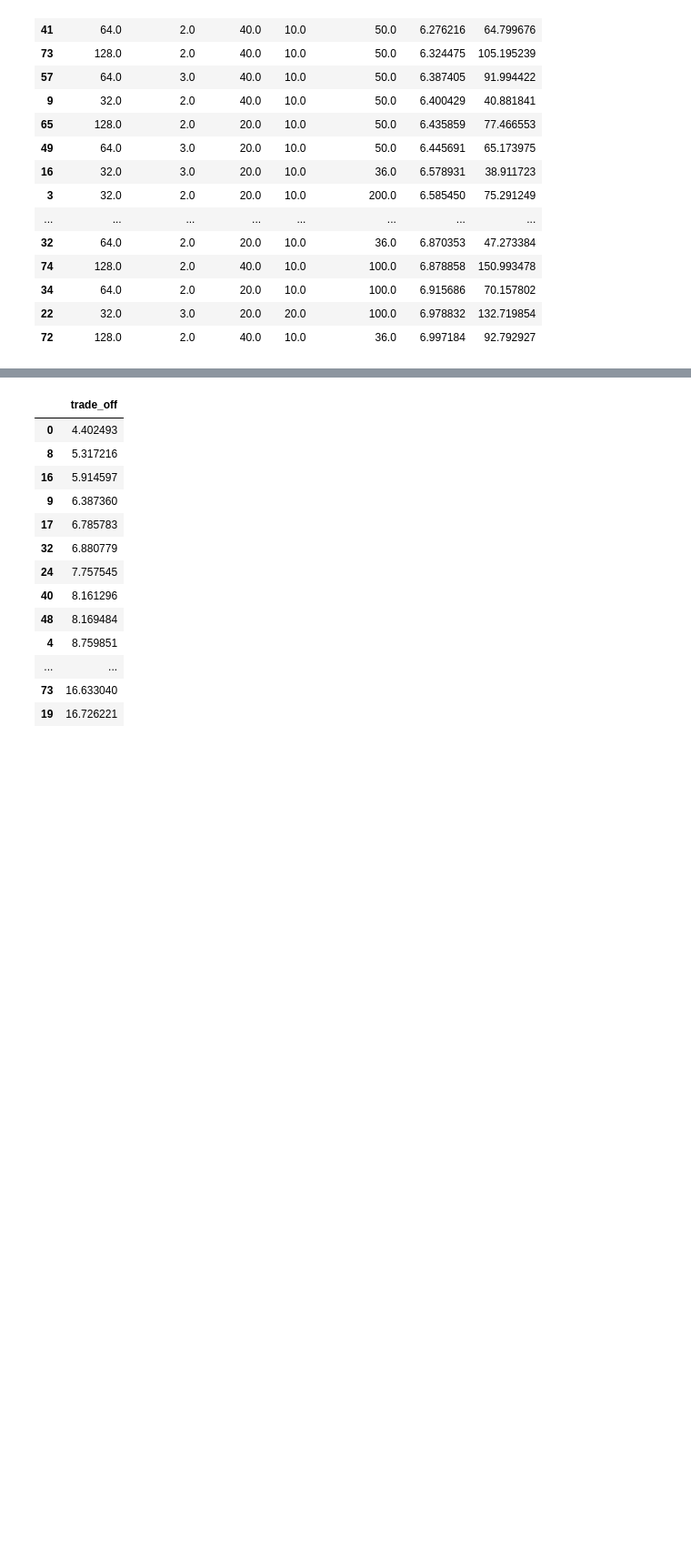
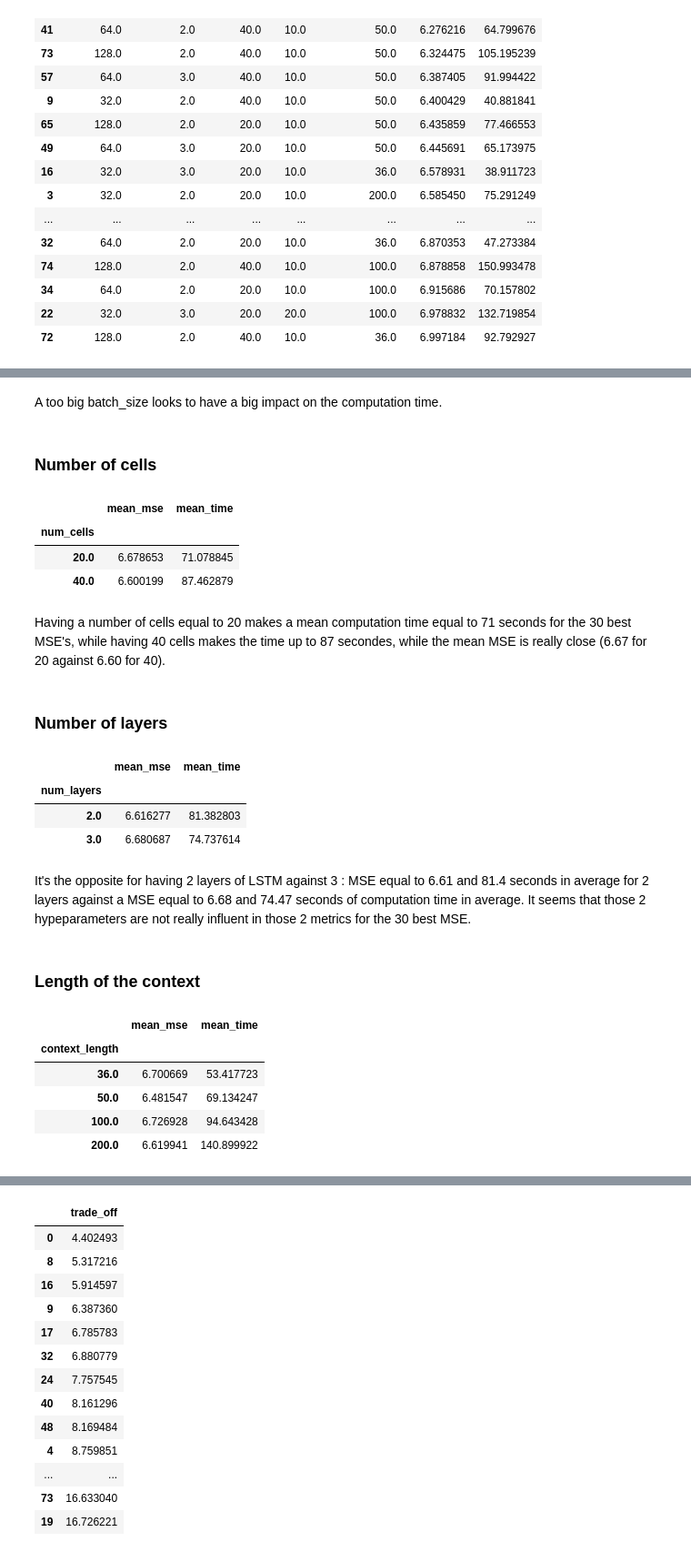
Before and after one commit to aboivert/Forecasting-temperature-in-Ireland-using-DeepAR, a Jupyter notebook: projet_hddl.ipynb, the cells around one changed output, grey strips where cells are left out. Shown at 91% size. Saved outputs shown, nothing was run; the diff lists cells and outputs as text; code cells hidden in the pictures; blank space fills up the shorter version.

```diff
--- a/projet_hddl.ipynb
+++ b/projet_hddl.ipynb
@@ -238,0 +264,35 @@ ValueError: Lengths must match to compare
+# %% [markdown]
+A too big batch_size looks to have a big impact on the computation time.
+# %% [markdown]
+### Number of cells
+# %%
+metrics.sort_values("mean_mse")[:30].groupby("num_cells").mean()[["mean_mse","mean_time"]]
+# %% [output]
+|  | mean_mse | mean_time |
+| num_cells |  |  |
+| 20.0 | 6.678653 | 71.078845 |
+| 40.0 | 6.600199 | 87.462879 |
+# %% [markdown]
+ Having a number of cells equal to 20 makes a mean computation time equal to 71 seconds for the 30 best MSE's, while having 40 cells makes the time up to 87 secondes, while the mean MSE is really close (6.67 for 20 against 6.60 for 40).
+# %% [markdown]
+### Number of layers
+# %%
+metrics.sort_values("mean_mse")[:30].groupby("num_layers").mean()[["mean_mse","mean_time"]]
+# %% [output]
+|  | mean_mse | mean_time |
+| num_layers |  |  |
+| 2.0 | 6.616277 | 81.382803 |
+| 3.0 | 6.680687 | 74.737614 |
+# %% [markdown]
+It's the opposite for having 2 layers of LSTM against 3 : MSE equal to 6.61 and 81.4 seconds in average for 2 layers against a MSE equal to 6.68 and 74.47 seconds of computation time in average. It seems that those 2 hypeparameters are not really influent in those 2 metrics for the 30 best MSE.
+# %% [markdown]
+### Length of the context
+# %%
+metrics.sort_values("mean_mse")[:30].groupby("context_length").mean()[["mean_mse","mean_time"]]
+# %% [output]
+|  | mean_mse | mean_time |
+| context_length |  |  |
+| 36.0 | 6.700669 | 53.417723 |
+| 50.0 | 6.481547 | 69.134247 |
+| 100.0 | 6.726928 | 94.643428 |
+| 200.0 | 6.619941 | 140.899922 |
```
Also changed, not shown: parts of 19 cells of this notebook.
